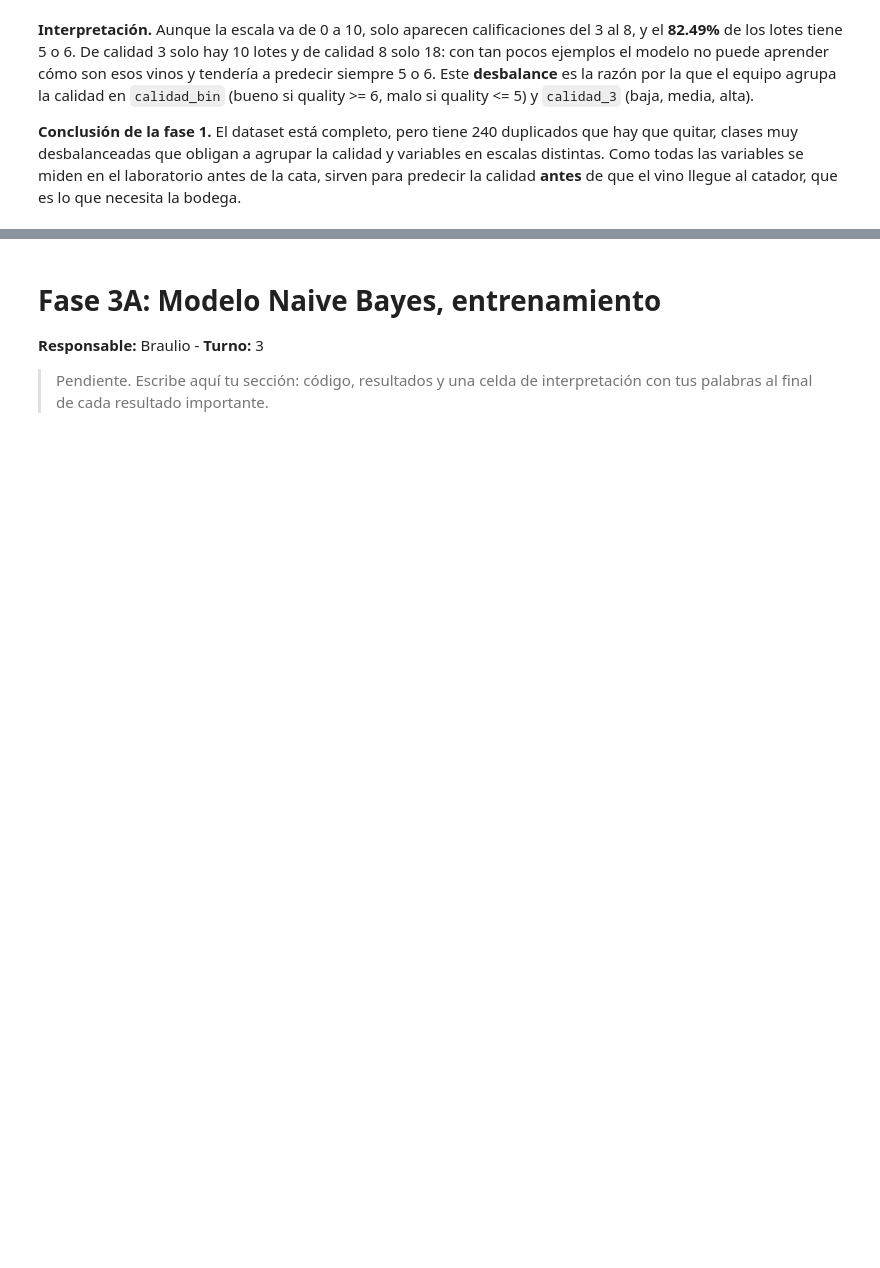
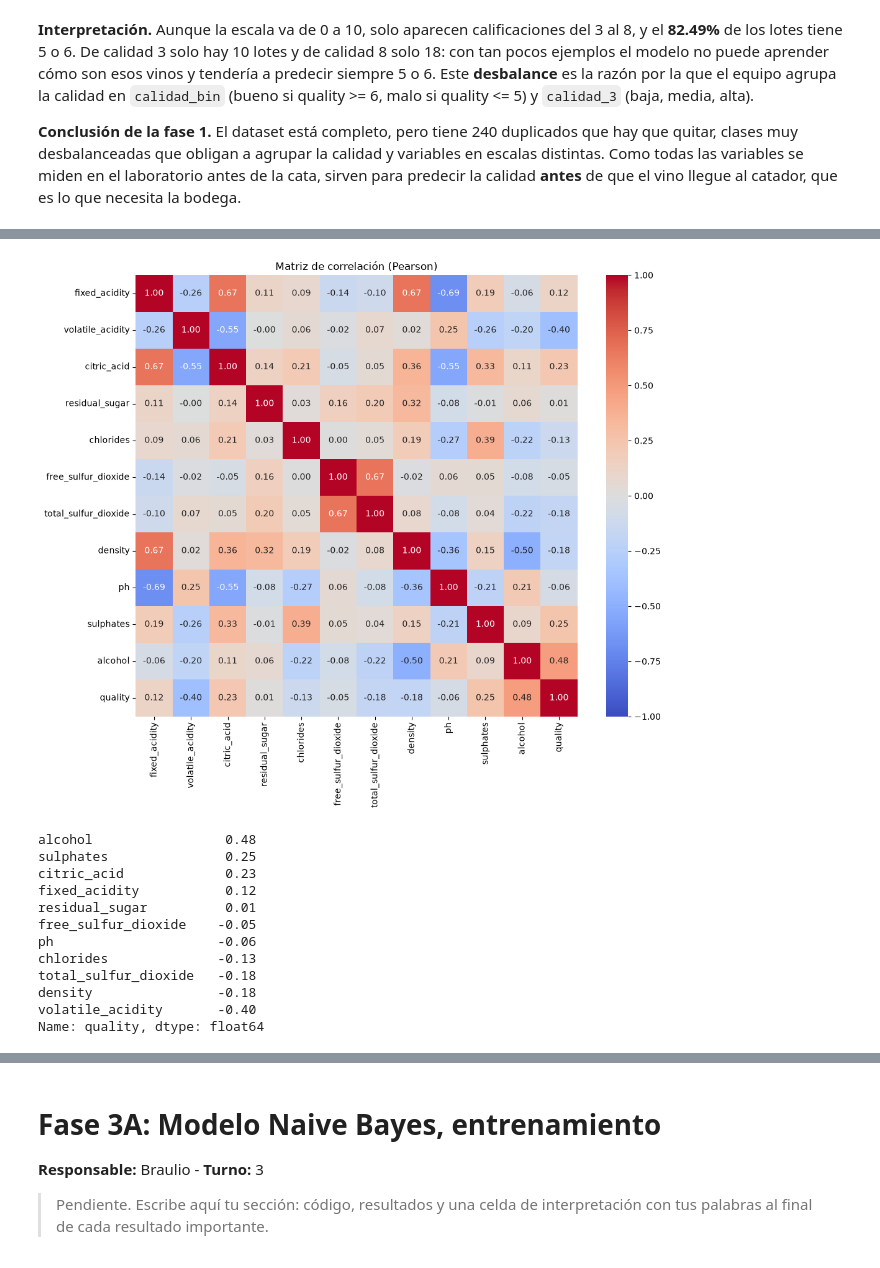
Before and after one commit to XimenaBecOliv07/Naive-Bayes, a Jupyter notebook: notebooks/NaiveBayes.ipynb, the cells around one changed output, grey strips where cells are left out. Drawn from its saved outputs; the diff is of its cells as text; code cells hidden in the pictures; blank space fills up the shorter version.

```diff
--- a/notebooks/NaiveBayes.ipynb
+++ b/notebooks/NaiveBayes.ipynb
@@ -163,0 +318,25 @@ plt.show()
+# %%
+correlaciones = df[variables + ["quality"]].corr()   # matriz de correlación de Pearson (12 x 12)
+
+fig, eje = plt.subplots(figsize=(11, 9))
+sns.heatmap(correlaciones, annot=True, fmt=".2f", cmap="coolwarm",
+            center=0, vmin=-1, vmax=1, square=True, ax=eje)
+eje.set_title("Matriz de correlación (Pearson)")
+fig.tight_layout()
+plt.show()
+
+correlaciones["quality"].drop("quality").sort_values(ascending=False).round(2)
+# %% [output]
+[figure, added]
+alcohol                 0.48
+sulphates               0.25
+citric_acid             0.23
+fixed_acidity           0.12
+residual_sugar          0.01
+free_sulfur_dioxide    -0.05
+ph                     -0.06
+chlorides              -0.13
+total_sulfur_dioxide   -0.18
+density                -0.18
+volatile_acidity       -0.40
+Name: quality, dtype: float64
```
Also changed, not shown: parts of 25 cells of this notebook.
